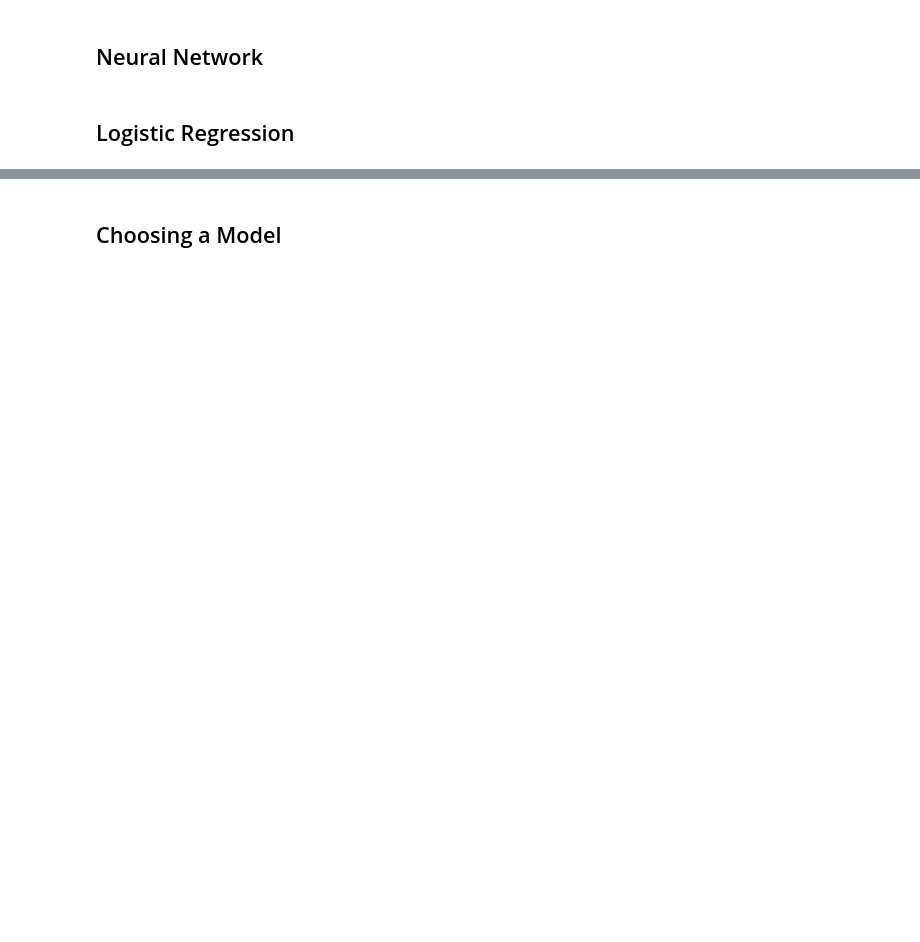
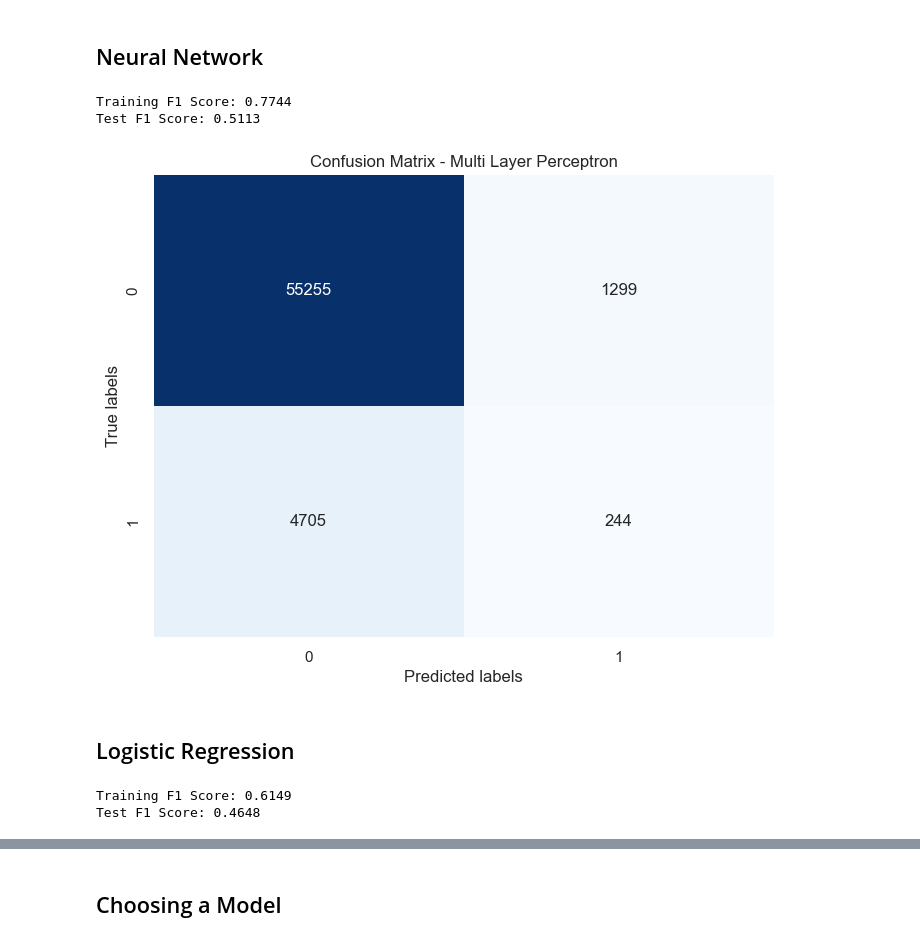
Before and after one commit to bradyduncan/credit-loan-worthiness, a Jupyter notebook: Loan Credit Worthiness Project_LK_v2.ipynb, the cells around one changed output, grey strips where cells are left out. Cells and saved outputs as stored; diff of their text form; code cells hidden in the pictures; blank space fills up the shorter version.

```diff
--- a/Loan Credit Worthiness Project_LK_v2.ipynb
+++ b/Loan Credit Worthiness Project_LK_v2.ipynb
@@ -268,7 +280,7 @@ plt.show()
 # %%
 # MLP Classifier setup
 mlp = MLPClassifier(hidden_layer_sizes=(50, 30), activation='relu', solver='adam', max_iter=300, random_state=42)
-mlp.fit(X_train_scaled, y_train)
+mlp.fit(X_train, y_train)
 
 # calculate F1 scores
 train_f1 = f1_score(y_train, mlp.predict(X_train), average='macro')
@@ -277,24 +289,29 @@ test_f1 = f1_score(y_test, mlp.predict(X_test), average='macro')
 # print F1 scores
 print(f'Training F1 Score: {train_f1:.4f}')
 print(f'Test F1 Score: {test_f1:.4f}')
+# %% [output]
+Training F1 Score: 0.7744
+Test F1 Score: 0.5113
 # %%
 # y prediction values
 y_pred_mlp=(xgb_clf.predict(X_test))
 
 # create and plot confusion matrix
 cm = confusion_matrix(y_test, y_pred_mlp)
 plt.figure(figsize=(8, 6))
 sns.heatmap(cm, annot=True, fmt="d", cmap="Blues", cbar=False)
 plt.xlabel("Predicted labels")
 plt.ylabel("True labels")
-plt.title("Confusion Matrix - Extreme Gradient Boosting Classifier")
+plt.title("Confusion Matrix - Multi Layer Perceptron")
 plt.show()
+# %% [output]
+[figure, added]
 # %% [markdown]
 ## Logistic Regression
 # %%
 # Create and fit the logistic regression model
 log_reg = LogisticRegression(max_iter=300, random_state=42)
-log_reg.fit(X_train_scaled, y_train)
+log_reg.fit(X_train, y_train)
 
 # calculate F1 scores
 train_f1 = f1_score(y_train, log_reg.predict(X_train), average='macro')
@@ -303,6 +320,9 @@ test_f1 = f1_score(y_test, log_reg.predict(X_test), average='macro')
 # print F1 scores
 print(f'Training F1 Score: {train_f1:.4f}')
 print(f'Test F1 Score: {test_f1:.4f}')
+# %% [output]
+Training F1 Score: 0.6149
+Test F1 Score: 0.4648
 # %%
 # y prediction values
 y_pred_lr=(xgb_clf.predict(X_test))
```
Also changed, not shown: parts of 37 cells of this notebook.
